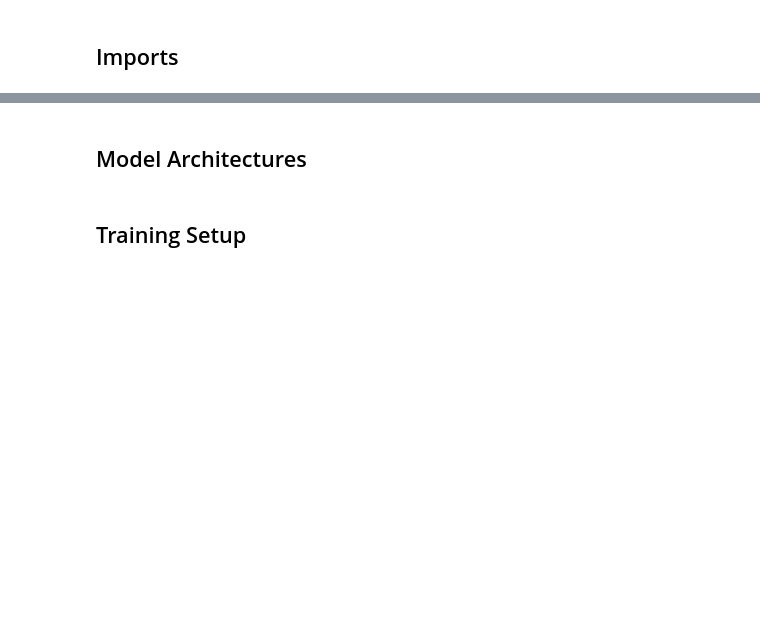
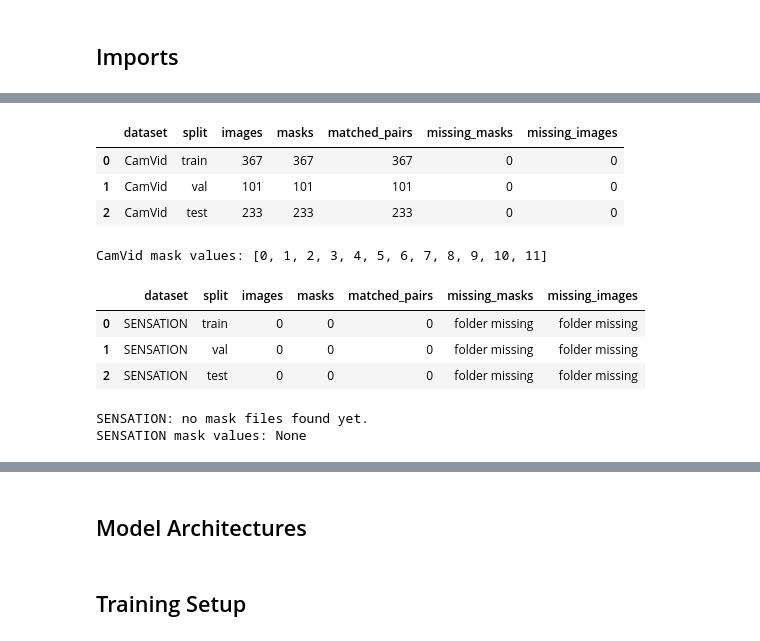
Before and after one commit to 5aad/fcn-deeplabv3, a Jupyter notebook: fcn-deeplabv3-segmentation.ipynb, the cells around one changed output, grey strips where cells are left out. Cells and saved outputs as stored; diff of their text form; code cells hidden in the pictures; blank space fills up the shorter version.

```diff
--- a/fcn-deeplabv3-segmentation.ipynb
+++ b/fcn-deeplabv3-segmentation.ipynb
@@ -27,0 +245,44 @@ Comparing Fully Convolutional Networks (FCN) with ResNet50 backbone and DeepLabV
+# %%
+# Verify CamVid
+camvid_summary = verify_segmentation_structure(
+    CAMVID_IMAGE_DIRS,
+    CAMVID_MASK_DIRS,
+    dataset_name="CamVid",
+)
+
+display(camvid_summary)
+
+camvid_mask_values = inspect_dataset_mask_values(
+    CAMVID_MASK_DIRS,
+    dataset_name="CamVid",
+)
+
+print("CamVid mask values:", camvid_mask_values)
+
+# Verify SENSATION
+sensation_summary = verify_segmentation_structure(
+    SENSATION_IMAGE_DIRS,
+    SENSATION_MASK_DIRS,
+    dataset_name="SENSATION",
+)
+
+display(sensation_summary)
+
+sensation_mask_values = inspect_dataset_mask_values(
+    SENSATION_MASK_DIRS,
+    dataset_name="SENSATION",
+)
+
+print("SENSATION mask values:", sensation_mask_values)
+# %% [output]
+|  | dataset | split | images | masks | matched_pairs | missing_masks | missing_images |
+| 0 | CamVid | train | 367 | 367 | 367 | 0 | 0 |
+| 1 | CamVid | val | 101 | 101 | 101 | 0 | 0 |
+| 2 | CamVid | test | 233 | 233 | 233 | 0 | 0 |
+CamVid mask values: [0, 1, 2, 3, 4, 5, 6, 7, 8, 9, 10, 11]
+|  | dataset | split | images | masks | matched_pairs | missing_masks | missing_images |
+| 0 | SENSATION | train | 0 | 0 | 0 | folder missing | folder missing |
+| 1 | SENSATION | val | 0 | 0 | 0 | folder missing | folder missing |
+| 2 | SENSATION | test | 0 | 0 | 0 | folder missing | folder missing |
+SENSATION: no mask files found yet.
+SENSATION mask values: None
```
Also changed, not shown: parts of 22 cells of this notebook.
